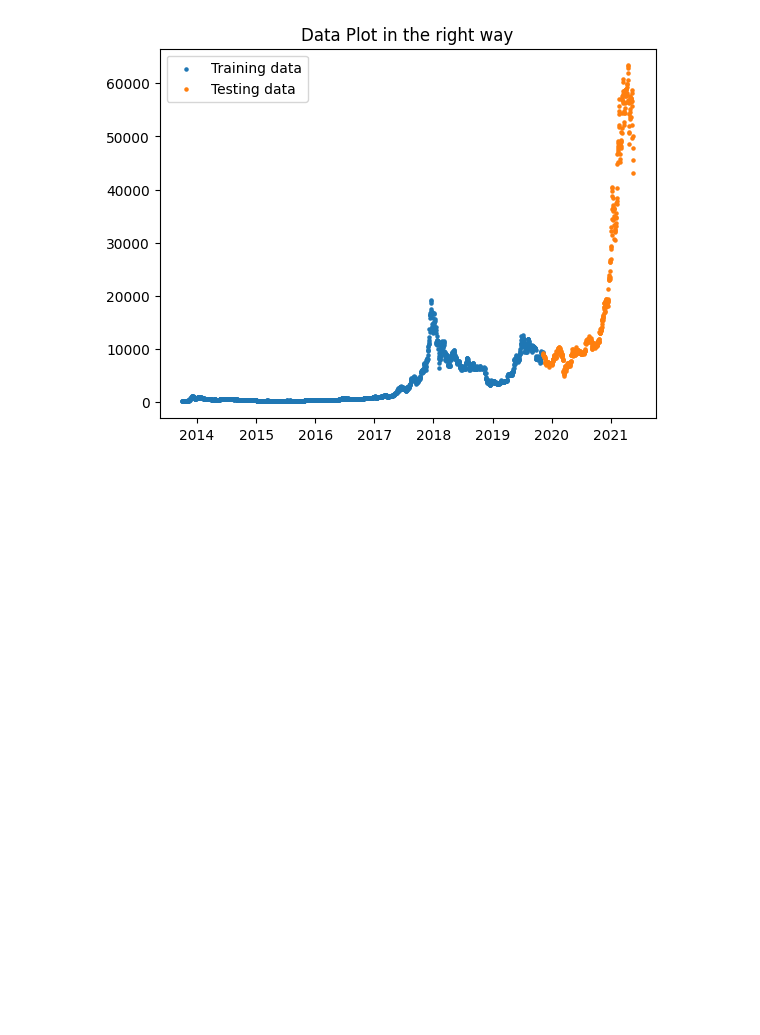
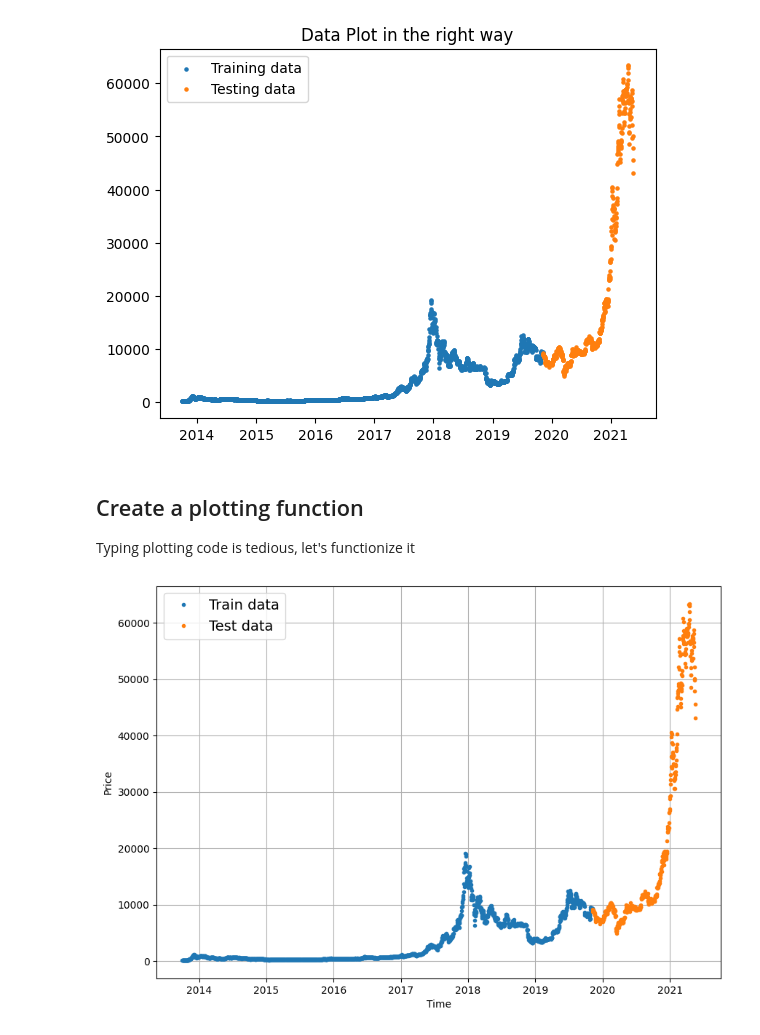
Before and after one commit to klsharma22/ASLFingerSpelling, a Jupyter notebook: 10_time_series_forecasting_with_tensorflow.ipynb, the cells around one changed output. Drawn from its saved outputs; the diff is of its cells as text; code cells hidden in the pictures; blank space fills up the shorter version.

```diff
--- a/10_time_series_forecasting_with_tensorflow.ipynb
+++ b/10_time_series_forecasting_with_tensorflow.ipynb
@@ -208,3 +208,37 @@ plt.title('Data Plot in the right way')
 # %% [output]
 Text(0.5, 1.0, 'Data Plot in the right way')
 [figure]
+# %% [markdown]
+## Create a plotting function
+
+Typing plotting code is tedious, let's functionize it
+# %%
+# Create a function to plot time series data
+def plot_time_series(timesteps, values, format= '.', start= 0, end= None, label= None):
+  '''
+  Plots timesteps againste a series of values
+
+  Parameters:
+    timesteps: An array of timesteps value where each record has been stored
+    values: An array of the data that has been stored
+    format: for the plotting
+    start: from which index the user wants to view the plot
+    end: to which index the user wants to view the plot
+    label: label given to the plot
+  '''
+  # Plot time series data
+  plt.plot(timesteps[start:end], values[start:end], format, label= label)
+  plt.xlabel("Time")
+  plt.ylabel('Price')
+
+  if label:
+    plt.legend(fontsize= 14)
+
+  plt.grid(True)
+# %%
+# Testing out funtion
+plt.figure(figsize= (10, 7))
+plot_time_series(X_train, y_train, label= 'Train data')
+plot_time_series(X_test, y_test, label= 'Test data')
+# %% [output]
+[figure, added]
```
Also changed, not shown: parts of 3 cells of this notebook.
